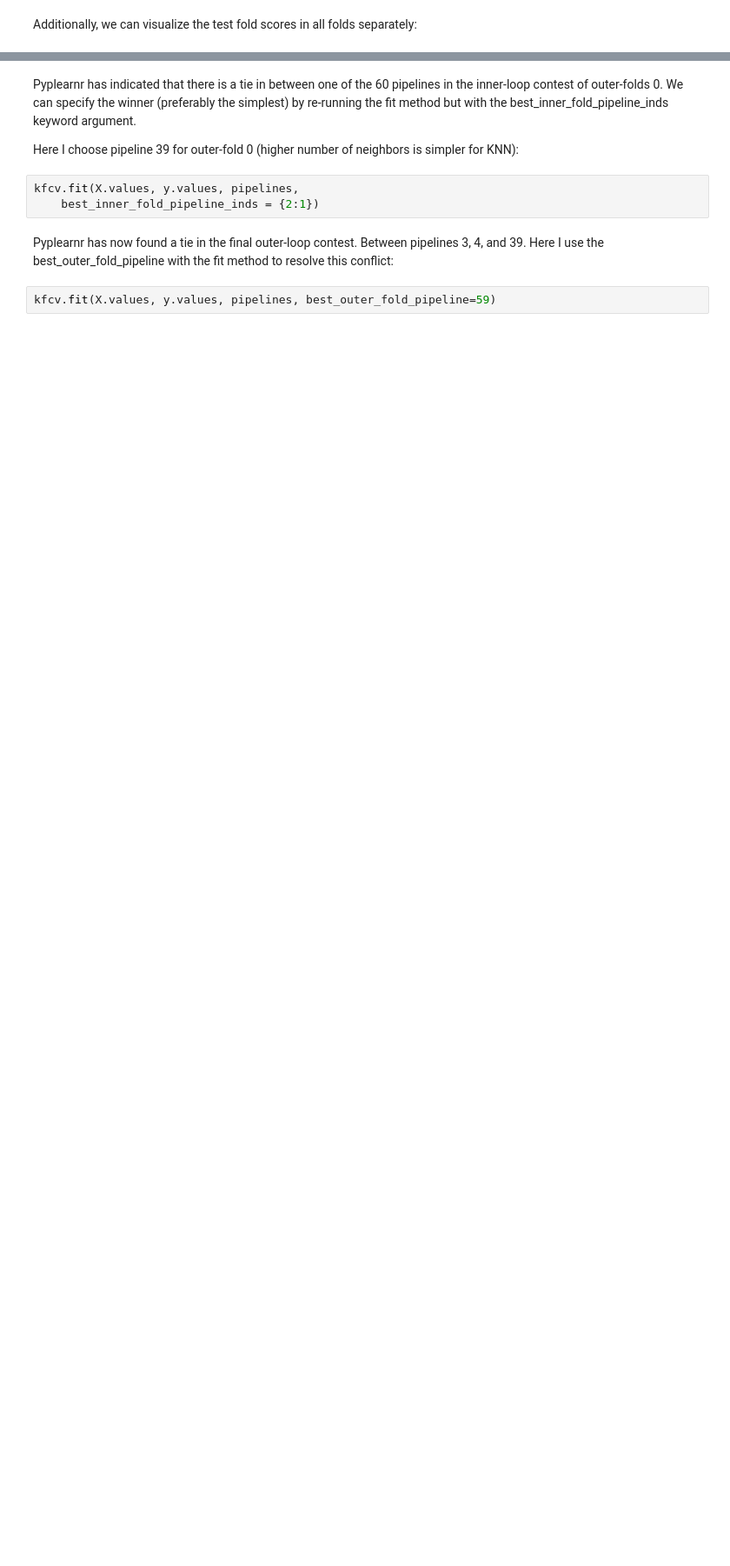
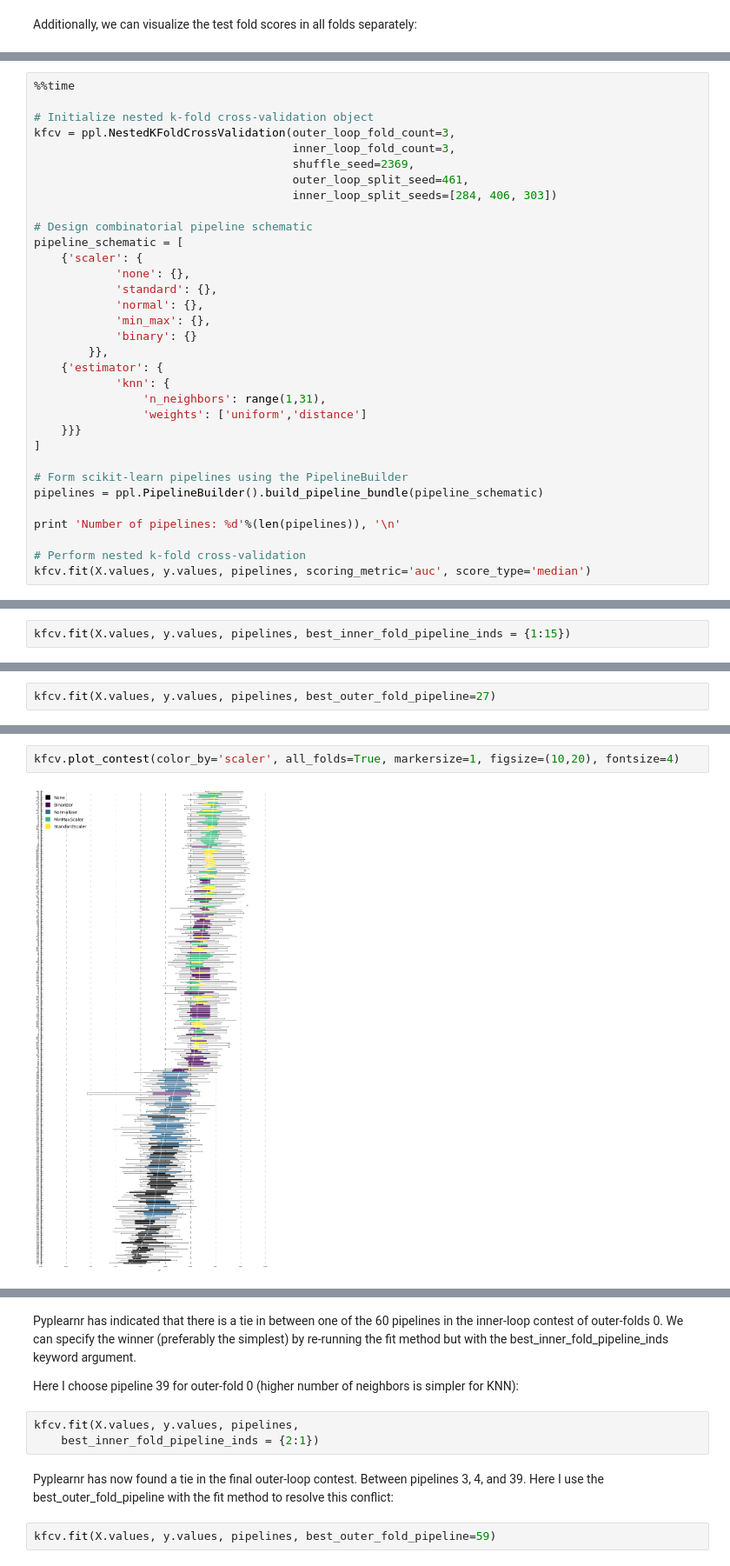
Before and after one commit to JaggedParadigm/pyplearnr, a Jupyter notebook: pyplearnr_demo.ipynb, the cells around one changed output, grey strips where cells are left out. Shown at 87% size. Saved outputs shown, nothing was run; the diff lists cells and outputs as text; blank space fills up the shorter version.

```diff
--- a/pyplearnr_demo.ipynb
+++ b/pyplearnr_demo.ipynb
@@ -245,0 +239,33 @@ We can also look at the fine details of the inner-fold contests of each outer-fo
+# %%
+%%time
+
+# Initialize nested k-fold cross-validation object
+kfcv = ppl.NestedKFoldCrossValidation(outer_loop_fold_count=3,
+                                      inner_loop_fold_count=3,
+                                      shuffle_seed=2369,
+                                      outer_loop_split_seed=461,
+                                      inner_loop_split_seeds=[284, 406, 303])
+
+# Design combinatorial pipeline schematic
+pipeline_schematic = [
+    {'scaler': {
+            'none': {},
+            'standard': {},
+            'normal': {},
+            'min_max': {},
+            'binary': {}
+        }},
+    {'estimator': {
+            'knn': {
+                'n_neighbors': range(1,31),
+                'weights': ['uniform','distance']
+    }}}
+]
+
+# Form scikit-learn pipelines using the PipelineBuilder
+pipelines = ppl.PipelineBuilder().build_pipeline_bundle(pipeline_schematic)
+
+print 'Number of pipelines: %d'%(len(pipelines)), '\n'
+
+# Perform nested k-fold cross-validation
+kfcv.fit(X.values, y.values, pipelines, scoring_metric='auc', score_type='median')
@@ -245,0 +290,2 @@ We can also look at the fine details of the inner-fold contests of each outer-fo
+# %%
+kfcv.fit(X.values, y.values, pipelines, best_inner_fold_pipeline_inds = {1:15})
@@ -245,0 +308,2 @@ We can also look at the fine details of the inner-fold contests of each outer-fo
+# %%
+kfcv.fit(X.values, y.values, pipelines, best_outer_fold_pipeline=27)
@@ -245,0 +332,4 @@ We can also look at the fine details of the inner-fold contests of each outer-fo
+# %%
+kfcv.plot_contest(color_by='scaler', all_folds=True, markersize=1, figsize=(10,20), fontsize=4)
+# %% [output]
+[figure, added]
```
Also changed, not shown: parts of 26 cells of this notebook, 2 other files.
